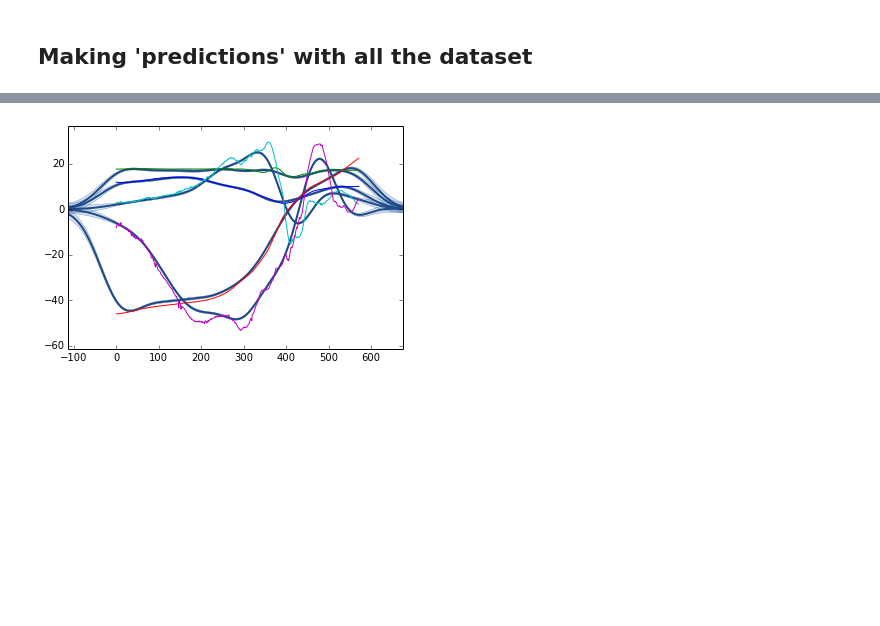
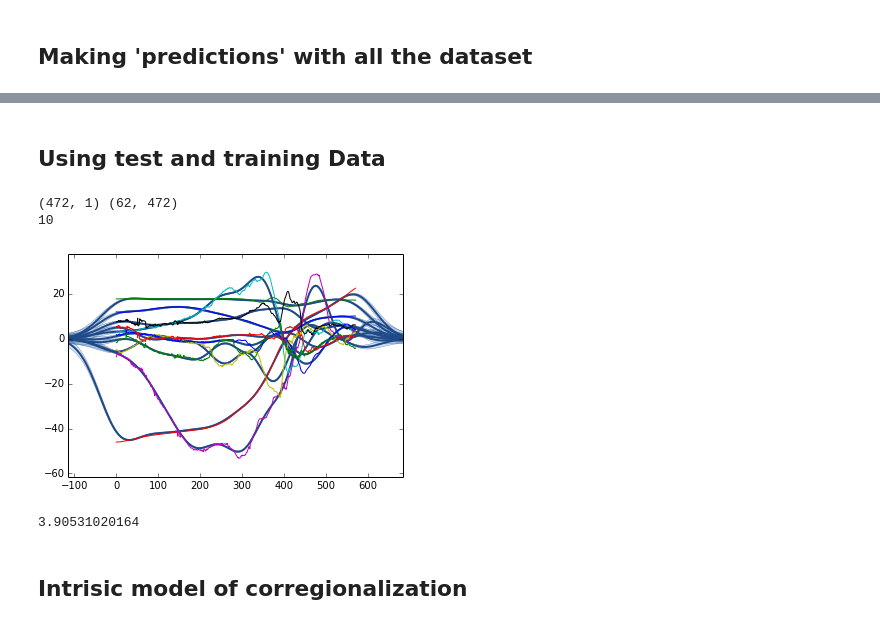
Before and after one commit to juangil/machine_learning_class, a Jupyter notebook: GP_tests/mocap_test_1/MOGP_mocap_1.ipynb, the cells around one changed output, grey strips where cells are left out. Saved outputs shown, nothing was run; the diff lists cells and outputs as text; code cells hidden in the pictures; blank space fills up the shorter version.

Commit message:
multiple output stable

```diff
--- a/GP_tests/mocap_test_1/MOGP_mocap_1.ipynb
+++ b/GP_tests/mocap_test_1/MOGP_mocap_1.ipynb
@@ -171,7 +177,10 @@ def GPTest(X, input_t, n_signals=5):
 # %% [markdown]
 ## Making 'predictions' with all the dataset
 # %%
-print X.shape, time_stamps.shape, input_t.shape
-#print X, input_t
-model, sup_input, sup_output = GPTest(X, input_t)
+#print X.shape, time_stamps.shape, input_t.shape
+n_outputs = 5
+print X.shape, input_t.shape
+X_train, Y_train = SetInputTMOGP(X, input_t, n_outputs)
+print X_train, Y_train
+model = GPTest(X_train, Y_train, n_outputs)
 # %% [output]
@@ -180,17 +202,13 @@ model, sup_input, sup_output = GPTest(X, input_t)
 # %%
-for i in range(5):
+for i in range(n_outputs):
     model.plot(fignum=1,fixed_inputs=[(1, i)], plot_raw=True)
 
-for i in range(0,5):
+for i in range(0,n_outputs):
     # extract the event
     x_event = time_stamps
     y_event = X[i,:]
     pb.plot(x_event, y_event)
 
-print sup_input
-mu, var = model._raw_predict(sup_input)
-mean_sq_err = mu - sup_output
-mean_sq_err = np.power(mean_sq_err, 2)
-val_mean_sq_err = np.sum(mean_sq_err) / mean_sq_err.shape[0]
-print val_mean_sq_err
+mu, var = model._raw_predict(X_train)
+print ComputeMSQERR(mu,Y_train)
 # %% [output]
@@ -241,10 +217,34 @@ model, sup_input, sup_output = GPTest(Y_train, input_t, n_outputs)
+# %% [markdown]
+## Using test and training Data
+# %%
+n_frames = time_stamps.shape[0]
+n_outputs = 10
+index = np.random.permutation(n_frames)
+Ntest = 100
+
+X_train = index[Ntest:X.shape[1]]
+Y_train = X[:, X_train]
+X_train = X_train[:, None]
+
+X_test = index[0:Ntest]
+Y_test = X[:, X_test]
+X_test = X_test[:, None]
+
+print X_train.shape, Y_train.shape
+X_train, Y_train = SetInputTMOGP(Y_train, X_train, n_outputs)
+X_test, Y_test = SetInputTMOGP(Y_test, X_test, n_outputs)
+
+model = GPTest(X_train, Y_train, n_outputs)
+# %% [output]
+(472, 1) (62, 472)
+10
 # %%
-for i in range(5):
+for i in range(n_outputs):
     model.plot(fignum=1,fixed_inputs=[(1, i)],plot_raw=True)
-for i in range(0,5):
+for i in range(0,n_outputs):
     # extract the event
     x_event = time_stamps
     y_event = X[i,:]
     pb.plot(x_event, y_event)
 # %% [output]
-[figure, old version]
+[figure, new version]
@@ -253,0 +251,7 @@ mu, var = model._raw_predict(X_test)
+# %%
+mu, var = model._raw_predict(X_test)
+print ComputeMSQERR(mu,Y_test)
+# %% [output]
+3.90531020164
+# %% [markdown]
+## Intrisic model of corregionalization
```
Also changed, not shown: parts of 7 cells of this notebook.
